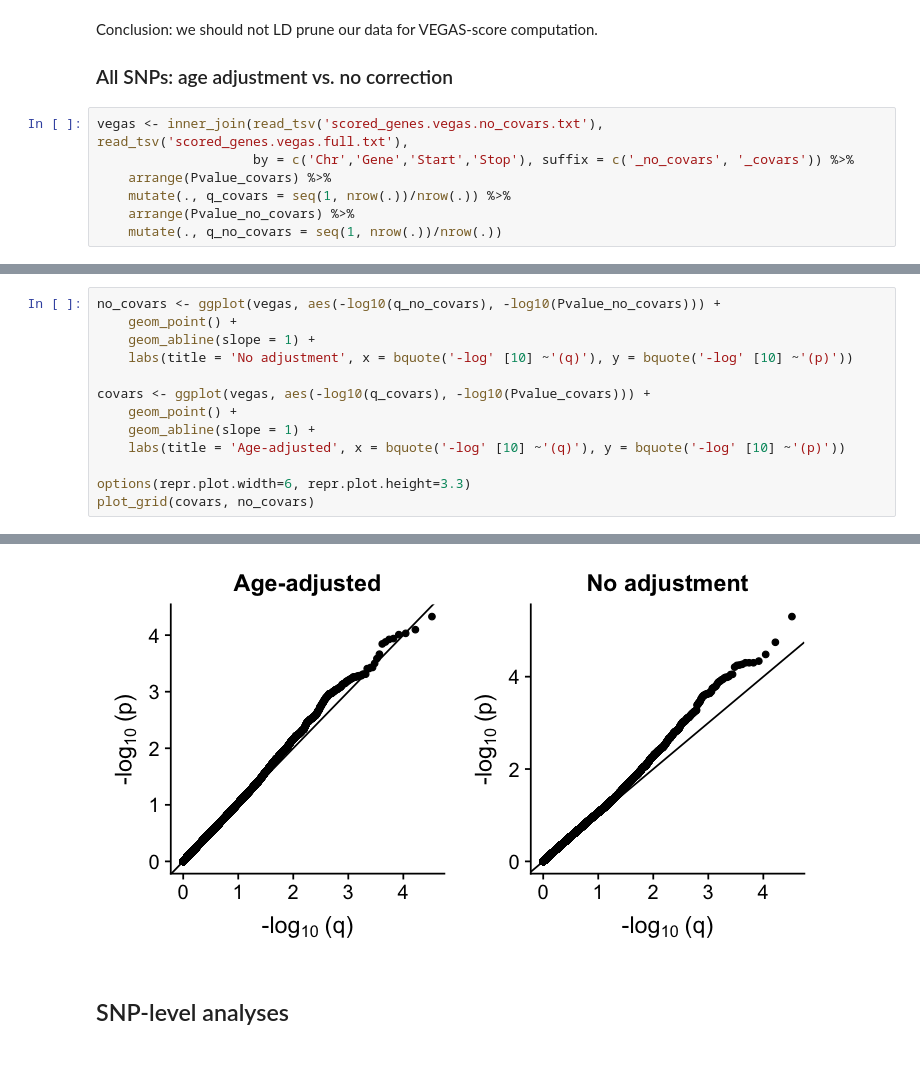
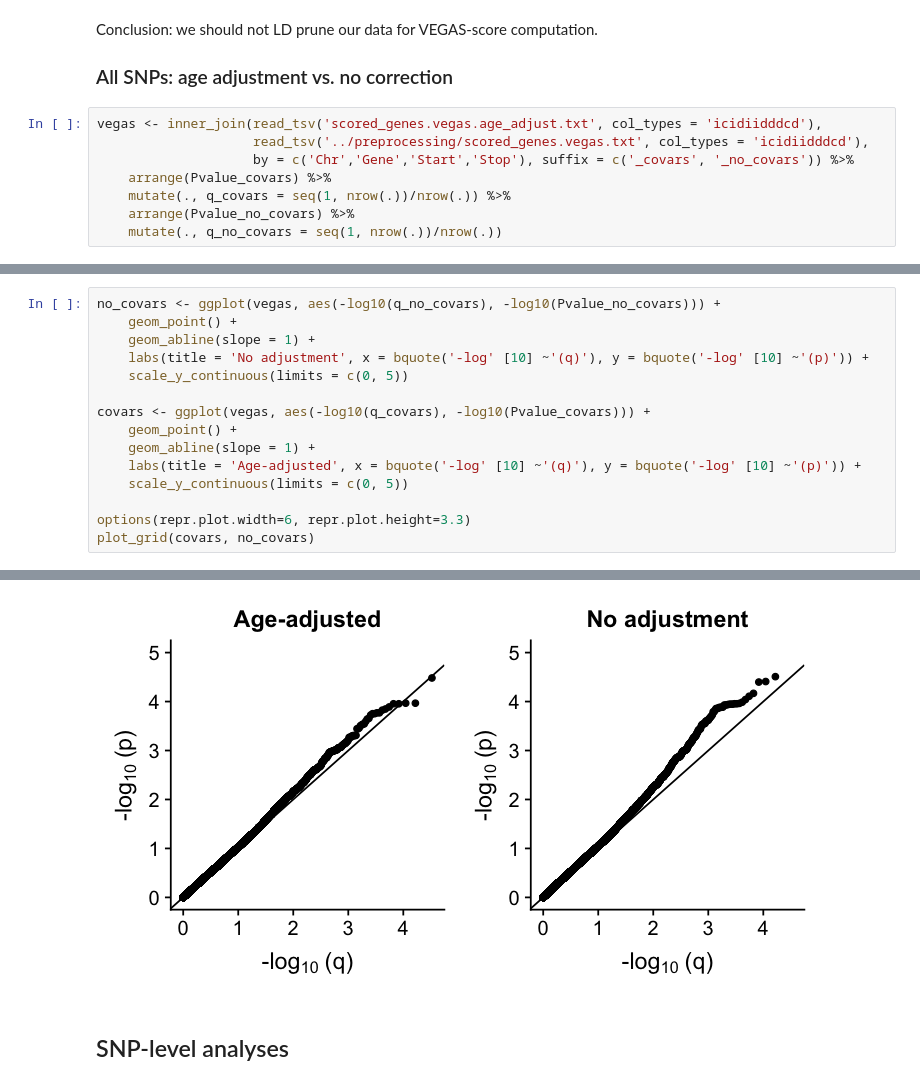
Before and after one commit to hclimente/genewa, a Jupyter notebook: results/conventional_gwas/gwas.ipynb, the cells around one changed output, grey strips where cells are left out. Saved outputs shown, nothing was run; the diff lists cells and outputs as text.

```diff
--- a/results/conventional_gwas/gwas.ipynb
+++ b/results/conventional_gwas/gwas.ipynb
@@ -75,8 +58,9 @@ Conclusion: we should not LD prune our data for VEGAS-score computation.
 
 ### All SNPs: age adjustment vs. no correction
 # %%
-vegas <- inner_join(read_tsv('scored_genes.vegas.no_covars.txt'), read_tsv('scored_genes.vegas.full.txt'),
-                    by = c('Chr','Gene','Start','Stop'), suffix = c('_no_covars', '_covars')) %>%
+vegas <- inner_join(read_tsv('scored_genes.vegas.age_adjust.txt', col_types = 'icidiidddcd'),
+                    read_tsv('../preprocessing/scored_genes.vegas.txt', col_types = 'icidiidddcd'),
+                    by = c('Chr','Gene','Start','Stop'), suffix = c('_covars', '_no_covars')) %>%
     arrange(Pvalue_covars) %>%
     mutate(., q_covars = seq(1, nrow(.))/nrow(.)) %>%
     arrange(Pvalue_no_covars) %>%
@@ -110,12 +76,14 @@ ggplot(vegas, aes(Pvalue_no_covars, Pvalue_covars)) +
 no_covars <- ggplot(vegas, aes(-log10(q_no_covars), -log10(Pvalue_no_covars))) +
     geom_point() +
     geom_abline(slope = 1) +
-    labs(title = 'No adjustment', x = bquote('-log' [10] ~'(q)'), y = bquote('-log' [10] ~'(p)'))
+    labs(title = 'No adjustment', x = bquote('-log' [10] ~'(q)'), y = bquote('-log' [10] ~'(p)')) +
+    scale_y_continuous(limits = c(0, 5))
 
 covars <- ggplot(vegas, aes(-log10(q_covars), -log10(Pvalue_covars))) +
     geom_point() +
     geom_abline(slope = 1) +
-    labs(title = 'Age-adjusted', x = bquote('-log' [10] ~'(q)'), y = bquote('-log' [10] ~'(p)'))
+    labs(title = 'Age-adjusted', x = bquote('-log' [10] ~'(q)'), y = bquote('-log' [10] ~'(p)')) +
+    scale_y_continuous(limits = c(0, 5))
 
 options(repr.plot.width=6, repr.plot.height=3.3)
 plot_grid(covars, no_covars)
@@ -123,4 +93,4 @@ plot_grid(covars, no_covars)
-[figure, old version]
+[figure, new version]
 # %% [markdown]
 ## SNP-level analyses
 # %%
```
Also changed, not shown: parts of 15 cells of this notebook, 1 other file.
